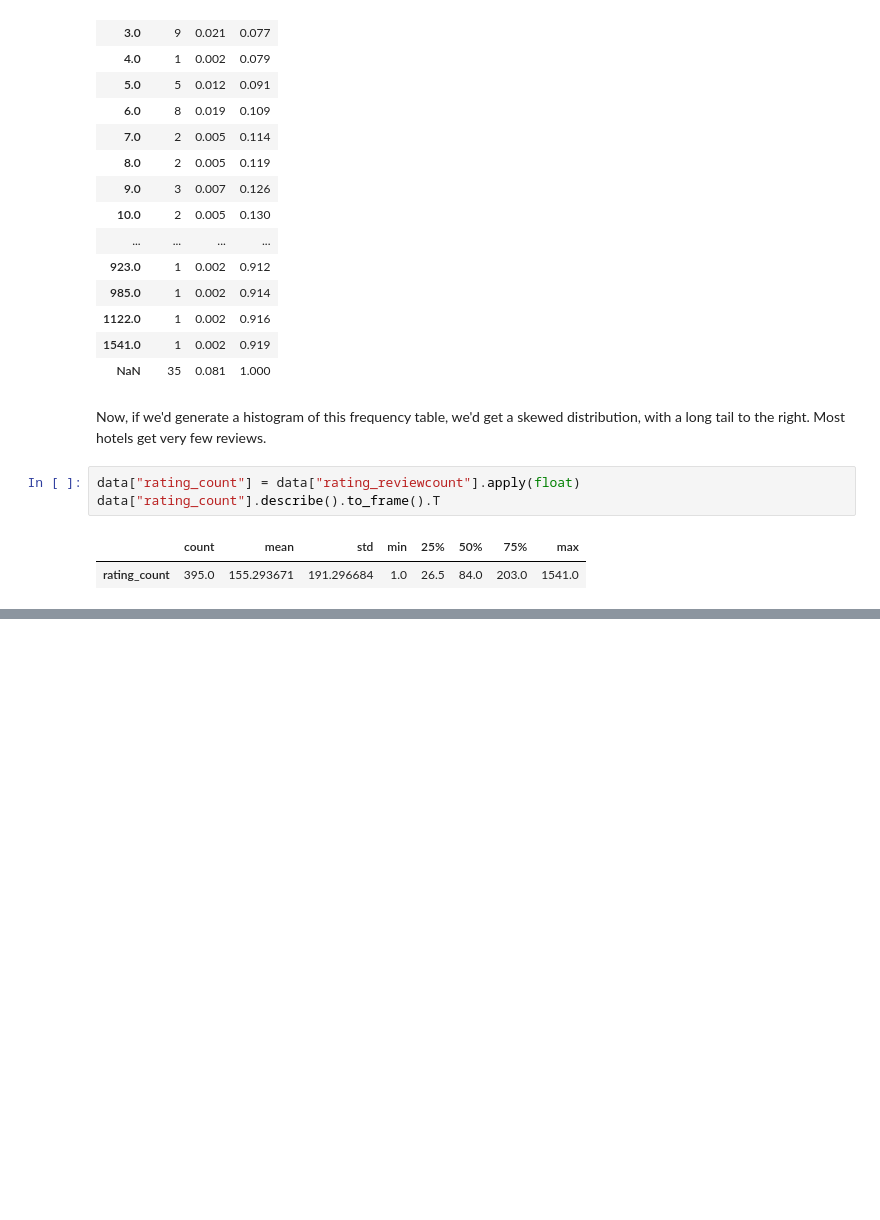
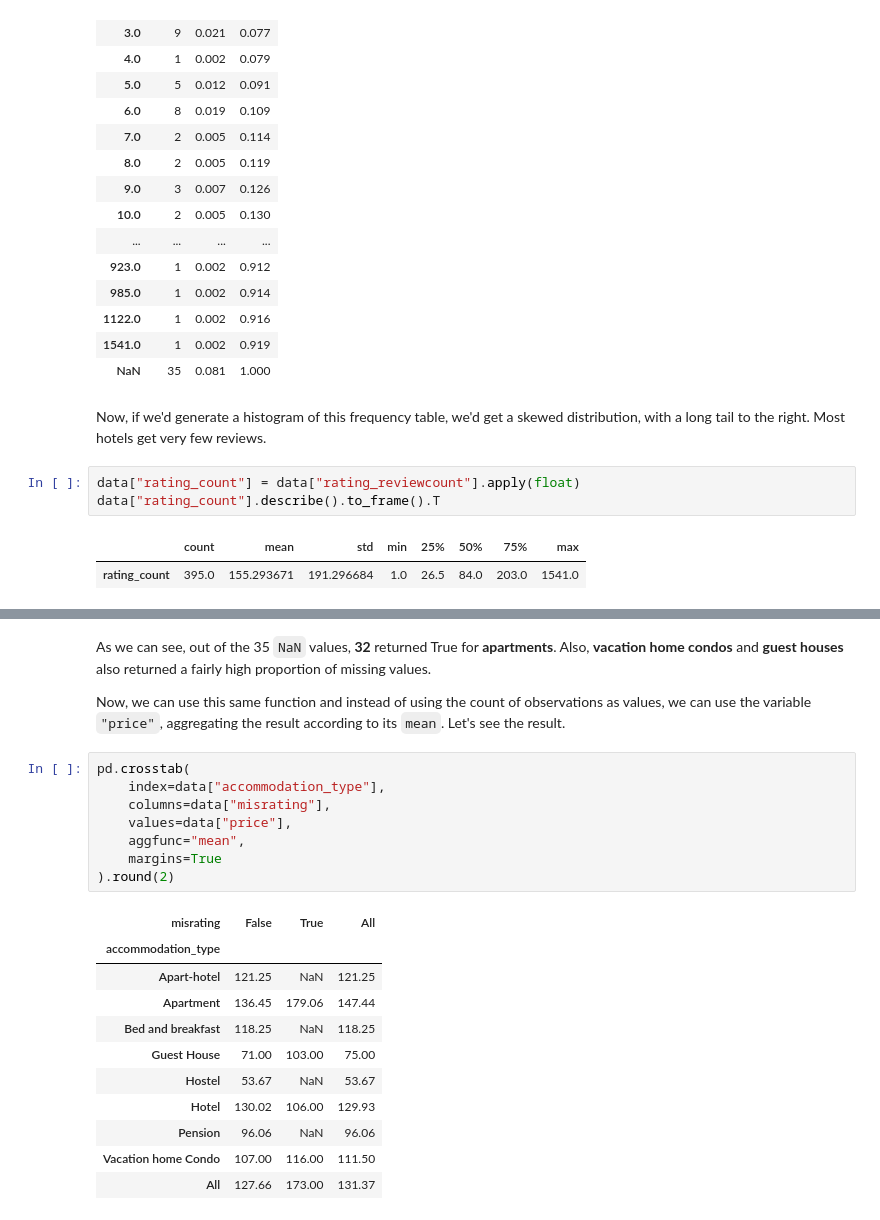
Before and after one commit to felipesebben/bk_data_analysis_studies, a Jupyter notebook: da_case_studies/ch02-hotels_data_prep/ch02-hotels_data_prep.ipynb, the cells around one changed output, grey strips where cells are left out. Drawn from its saved outputs; the diff is of its cells as text; blank space fills up the shorter version.

```diff
--- a/da_case_studies/ch02-hotels_data_prep/ch02-hotels_data_prep.ipynb
+++ b/da_case_studies/ch02-hotels_data_prep/ch02-hotels_data_prep.ipynb
@@ -240,0 +381,23 @@ data["rating_count"].describe().to_frame().T
+# %% [markdown]
+<p>As we can see, out of the 35 <code>NaN</code> values, <b>32</b> returned True for <b>apartments</b>. Also, <b>vacation home condos</b> and <b>guest houses</b> also returned a fairly high proportion of missing values.</p>
+<p>Now, we can use this same function and instead of using the count of observations as values, we can use the variable <code>"price"</code>, aggregating the result according to its <code>mean</code>. Let's see the result.</p>
+# %%
+pd.crosstab(
+    index=data["accommodation_type"],
+    columns=data["misrating"],
+    values=data["price"],
+    aggfunc="mean",
+    margins=True
+).round(2)
+# %% [output]
+| misrating | False | True | All |
+| accommodation_type |  |  |  |
+| Apart-hotel | 121.25 | NaN | 121.25 |
+| Apartment | 136.45 | 179.06 | 147.44 |
+| Bed and breakfast | 118.25 | NaN | 118.25 |
+| Guest House | 71.00 | 103.00 | 75.00 |
+| Hostel | 53.67 | NaN | 53.67 |
+| Hotel | 130.02 | 106.00 | 129.93 |
+| Pension | 96.06 | NaN | 96.06 |
+| Vacation home Condo | 107.00 | 116.00 | 111.50 |
+| All | 127.66 | 173.00 | 131.37 |
```
Also changed, not shown: parts of 22 cells of this notebook.
